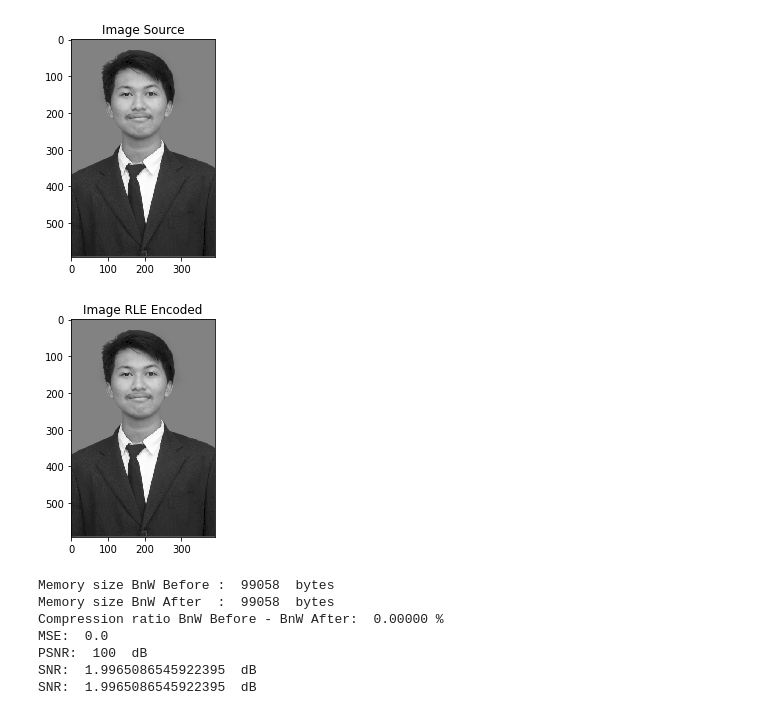
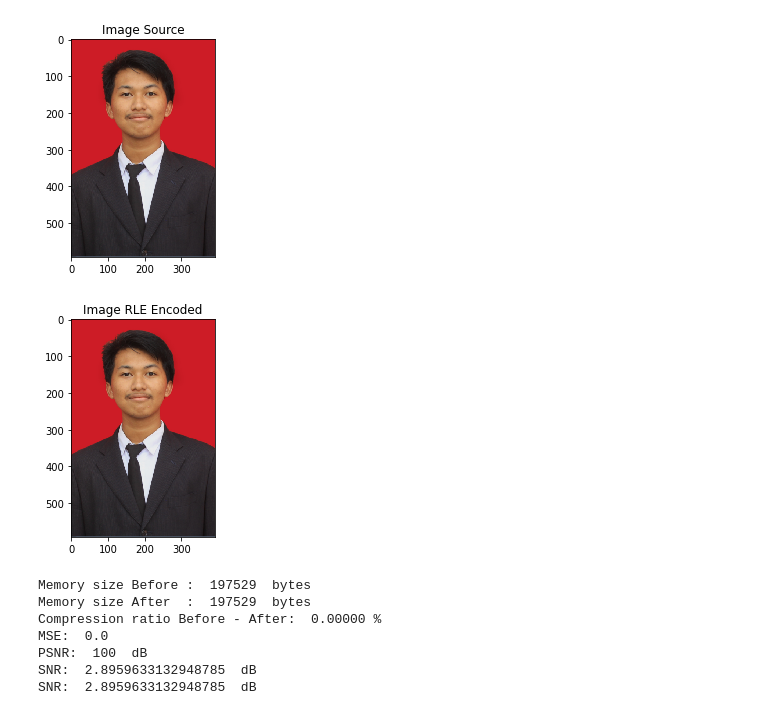
Before and after one commit to primasr/TugasTeknologiMultimedia, a Jupyter notebook: Lossless_vs_Lossy_Tekmul.ipynb, the cells around one changed output. Saved outputs shown, nothing was run; the diff lists cells and outputs as text; code cells hidden in the pictures.

```diff
--- a/Lossless_vs_Lossy_Tekmul.ipynb
+++ b/Lossless_vs_Lossy_Tekmul.ipynb
@@ -86,7 +217,9 @@ showImage(im)
 # %%
 # read file
-hehe1 = cv2.imread('im_awal.png')
-hehe2 = cv2.imread('im_rle.png')
+hehe1 = Image.open('foto_rgb.png')
+hehe1 = np.array(hehe1)
+hehe2 = Image.open('img_rlc.png')
+hehe2 = np.array(hehe2)
 
 # show result
 plt.subplot(1,2,1)
@@ -101,50 +234,50 @@ plt.show()
 
 # size ratio
 import os
-msize_awal = os.path.getsize('im_awal.png')
-msize_akhir = os.path.getsize('im_rle.png')
-print("Memory size BnW Before : ",msize_awal," bytes")
-print("Memory size BnW After  : ",msize_akhir," bytes")
+msize_awal = os.path.getsize('foto_rgb.png')
+msize_akhir = os.path.getsize('img_rlc.png')
+print("Memory size Before : ",msize_awal," bytes")
+print("Memory size After  : ",msize_akhir," bytes")
 
 # compression ratio BnW
 bnw_fix = ((msize_awal - msize_akhir)*100)/msize_awal
 formatted_ratio_bnw = "{:.5f}".format(bnw_fix)
-print("Compression ratio BnW Before - BnW After: ", formatted_ratio_bnw, "%")
+print("Compression ratio Before - After: ", formatted_ratio_bnw, "%")
 
 # show MSE
 import numpy as np
 print("MSE: ", np.square(np.subtract(hehe1,hehe2)).mean())
 
 # PSNR function
 from math import log10, sqrt
 def PSNR(original, compressed):
     mse = np.mean((original - compressed) ** 2)
     if(mse == 0):  # MSE is zero means no noise is present in the signal .
                   # Therefore PSNR have no importance.
         return 100
     max_pixel = 255.0
     psnr = 20 * log10(max_pixel / sqrt(mse))
     return psnr
 
 print("PSNR: ", PSNR(hehe1,hehe2), " dB")
 
 #SNR function
 import scipy.io
 def signaltonoise(a, axis=0, ddof=0):
     a = np.asanyarray(a)
     m = a.mean(axis)
     sd = a.std(axis=axis, ddof=ddof)
     return np.where(sd == 0, 0, m/sd)
 
 print("SNR: ", signaltonoise(hehe1).flatten().mean(), " dB")
 print("SNR: ", signaltonoise(hehe2).flatten().mean(), " dB")
 # %% [output]
-[figure, old version]
+[figure, new version]
-[figure, old version]
+[figure, new version]
-Memory size BnW Before :  99058  bytes
-Memory size BnW After  :  99058  bytes
-Compression ratio BnW Before - BnW After:  0.00000 %
+Memory size Before :  197529  bytes
+Memory size After  :  197529  bytes
+Compression ratio Before - After:  0.00000 %
 MSE:  0.0
 PSNR:  100  dB
-SNR:  1.9965086545922395  dB
-SNR:  1.9965086545922395  dB
+SNR:  2.8959633132948785  dB
+SNR:  2.8959633132948785  dB
```
Also changed, not shown: parts of 8 cells of this notebook.
